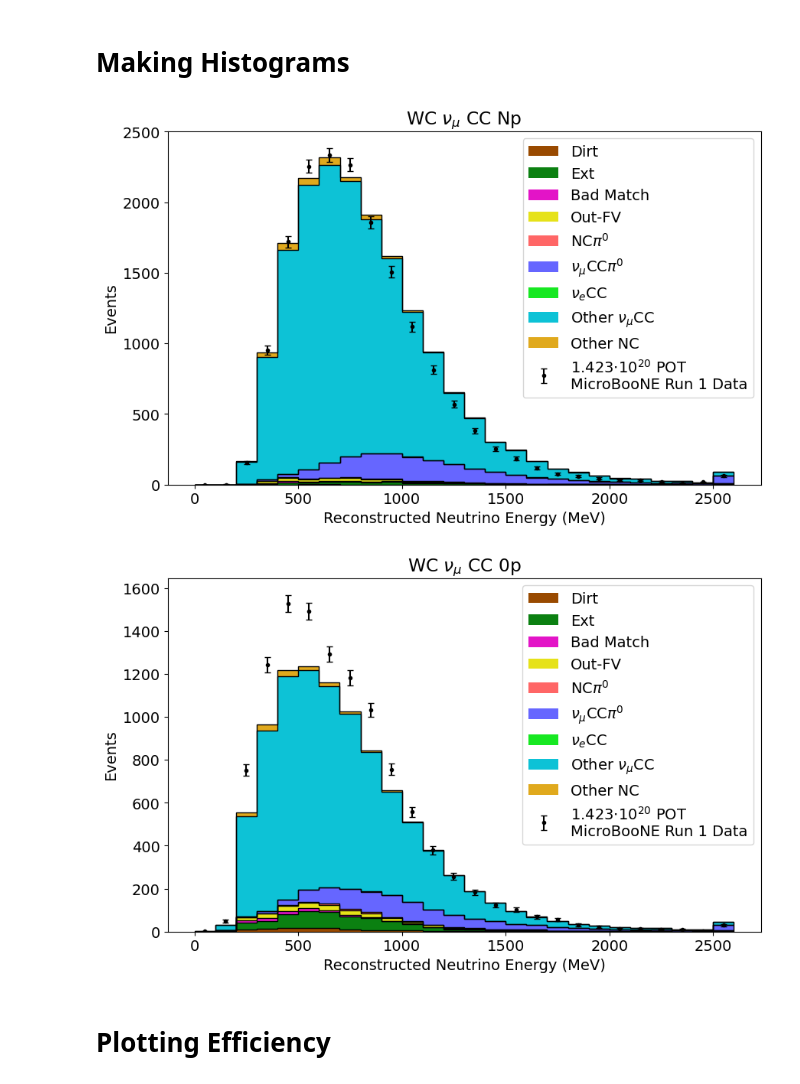
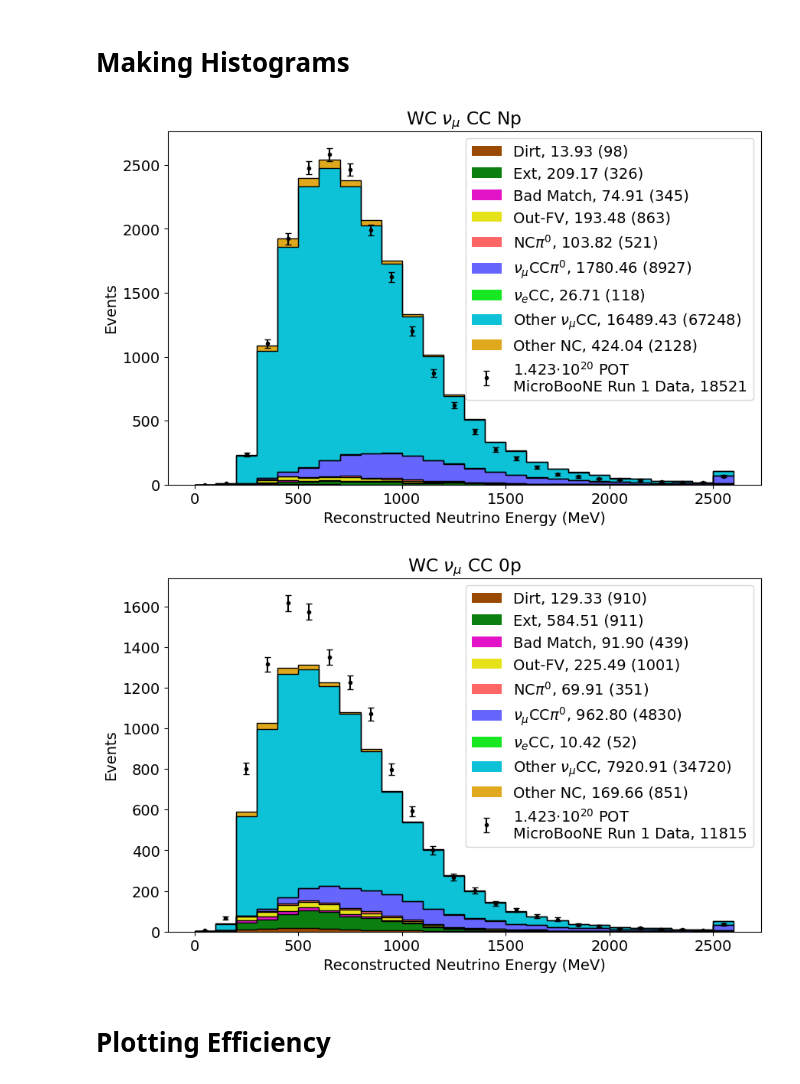
Before and after one commit to leehagaman/wc_ntuple_tutorial, a Jupyter notebook: tutorial.ipynb, the cells around one changed output. Saved outputs shown, nothing was run; the diff lists cells and outputs as text; code cells hidden in the pictures.

Commit message:
added efficiency and histogram event counts

```diff
--- a/tutorial.ipynb
+++ b/tutorial.ipynb
@@ -256,6 +258,7 @@ all_df = pd.concat([data_df, pred_df], axis=0, ignore_index=True)
 # %% [markdown]
 ## Adding Extra Variables
 # %%
+# Extra reco variables
 proton_nums = []
 other_track_nums = []
 energy_lists = all_df["kine_energy_particle"].to_numpy()
@@ -276,6 +279,25 @@ for i in tqdm(range(all_df.shape[0])):
     other_track_nums.append(other_track_num)
 all_df["WC_reco_num_protons"] = proton_nums
 all_df["WC_reco_num_other_tracks"] = other_track_nums
+
+# Extra truth variables
+max_prim_proton_energies = []
+truth_pdgs = all_df["truth_pdg"].to_numpy()
+truth_mothers = all_df["truth_mother"].to_numpy()
+truth_startMomentums = all_df["truth_startMomentum"].to_numpy()
+for i in tqdm(range(all_df.shape[0])):
+    max_prim_proton_energy = 0
+    truth_pdg_list = truth_pdgs[i]
+    truth_mother_list = truth_mothers[i]
+    truth_startMomentum_list = truth_startMomentums[i]
+    if isinstance(truth_pdg_list, float) and np.isnan(truth_pdg_list):
+        max_prim_proton_energies.append(-1)
+        continue
+    for j in range(len(truth_pdg_list)):
+        if truth_mother_list[j] == 0 and truth_pdg_list[j] == 2212: # primary proton
+            max_prim_proton_energy = max(truth_startMomentum_list[j][3] * 1000. - 938.272089, max_prim_proton_energy)
+    max_prim_proton_energies.append(max_prim_proton_energy)
+all_df["max_prim_proton_energy"] = max_prim_proton_energies
 # %% [markdown]
 ## Saving To Pickle
 # %%
@@ -302,8 +325,10 @@ x_variable = "kine_reco_Enu"
 x_variable_name = "Reconstructed Neutrino Energy (MeV)"
 bins = np.linspace(0, 2500, 26)
 
+plt.rcParams.update({'font.size': 14})
+
 # name for legend, query to choose predicted events, color
-# (I recommend using the VS Code extension "Color Highlight" to see the hex color in your editor)
+# (I recommend using the VS Code extension "Color Highlight" to see the hex color in your editor) (I usually google "color picker" and use that to choose hex colors)
 breakdown_categories = [
     "Dirt",                 "file=='dirt'",                                                                                                                                                     "#994a00",
     "Ext",                  "file=='ext'",                                                                                                                                                      "#0b8011",
@@ -326,42 +351,47 @@ bin_width = bins[1] - bins[0]
 bin_centers = (bins[:-1] + bins[1:]) / 2
 bins = np.append(bins, 1e9) # adding overflow bin
 display_bins = np.append(bins[:-1], bins[-2]+bin_width) # making the overflow bin appear as another bin of normal width
 bin_centers = np.append(bin_centers, bin_centers[-1]+bin_width)
 bin_centers_categories = [bin_centers for _ in range(num_categories)]
 
 sel_query_names = [
-    "numu_cc_flag > 0 and numu_score > 0.9 and WC_reco_num_protons > 0", r"WC $\nu_\mu$ CC Np",
-    "numu_cc_flag > 0 and numu_score > 0.9 and WC_reco_num_protons == 0", r"WC $\nu_\mu$ CC 0p",
+    "numu_cc_flag >= 0 and numu_score > 0.9 and WC_reco_num_protons > 0", r"WC $\nu_\mu$ CC Np",
+    "numu_cc_flag >= 0 and numu_score > 0.9 and WC_reco_num_protons == 0", r"WC $\nu_\mu$ CC 0p",
 ]
 
 sel_queries = sel_query_names[::2]
 sel_names = sel_query_names[1::2]
 
 for sel_i in range(len(sel_queries)):
     sel_df = all_df.query(sel_queries[sel_i])
     sel_pred_df = sel_df.query("file!='data'")
     sel_data_df = sel_df.query("file=='data'")
 
+    label_names = []
     counts_categories = []
-    for query in queries:
-        counts_categories.append(
-            np.histogram(sel_pred_df.query(query)[x_variable], bins=bins, weights=sel_pred_df.query(query)["net_weight"])[0]
-        )
+    for q_i, query in enumerate(queries):
+
+        hist = np.histogram(sel_pred_df.query(query)[x_variable], bins=bins, weights=sel_pred_df.query(query)["net_weight"])[0]
+        count_weighted = np.sum(hist)
+        count_unweighted = len(sel_pred_df.query(query))
+
+        counts_categories.append(hist)
+        label_names.append(f"{names[q_i]}, {np.sum(counts_categories[-1]):.2f} ({count_unweighted})")
 
     data_counts = np.histogram(sel_data_df[x_variable], bins=bins)[0]
     data_error = np.sqrt(data_counts)
 
     plt.figure(figsize=(10, 6))
-    plt.hist(bin_centers_categories, weights=counts_categories, bins=display_bins, stacked=True, color=colors, label=names)
+    plt.hist(bin_centers_categories, weights=counts_categories, bins=display_bins, stacked=True, color=colors, label=label_names)
     plt.hist(bin_centers_categories, weights=counts_categories, bins=display_bins, stacked=True, color=colors_k, histtype="step")
-    plt.errorbar(bin_centers, data_counts, yerr=data_error, capsize=3, color="k", fmt=".", label=f"{data_POT/1e20:.3f}"r"$\cdot{10}^{20}$ POT""\nMicroBooNE Run 1 Data")
+    plt.errorbar(bin_centers, data_counts, yerr=data_error, capsize=3, color="k", fmt=".", label=f"{data_POT/1e20:.3f}"r"$\cdot{10}^{20}$ POT""\nMicroBooNE Run 1 Data"f", {len(sel_data_df)}")
     plt.xlabel(x_variable_name)
     plt.ylabel("Events")
     plt.legend()
     plt.title(sel_names[sel_i])
     plt.savefig(f"plots/{sel_names[sel_i]}.png")
 # %% [output]
-[figure, old version]
+[figure, new version]
-[figure, old version]
+[figure, new version]
 # %% [markdown]
 # Plotting Efficiency
```
Also changed, not shown: parts of 10 cells of this notebook.
